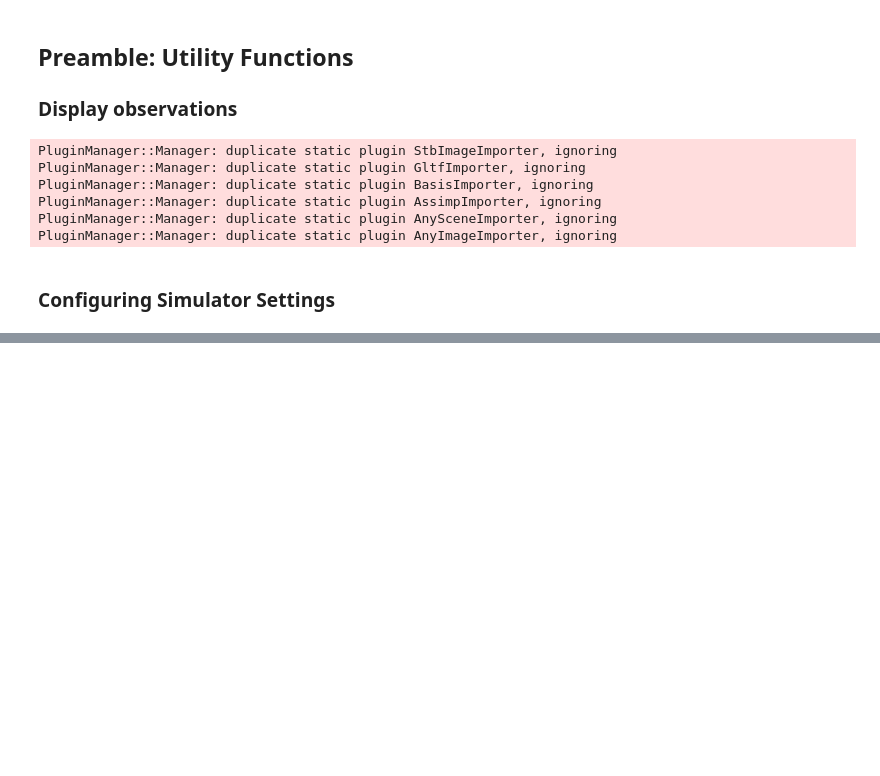
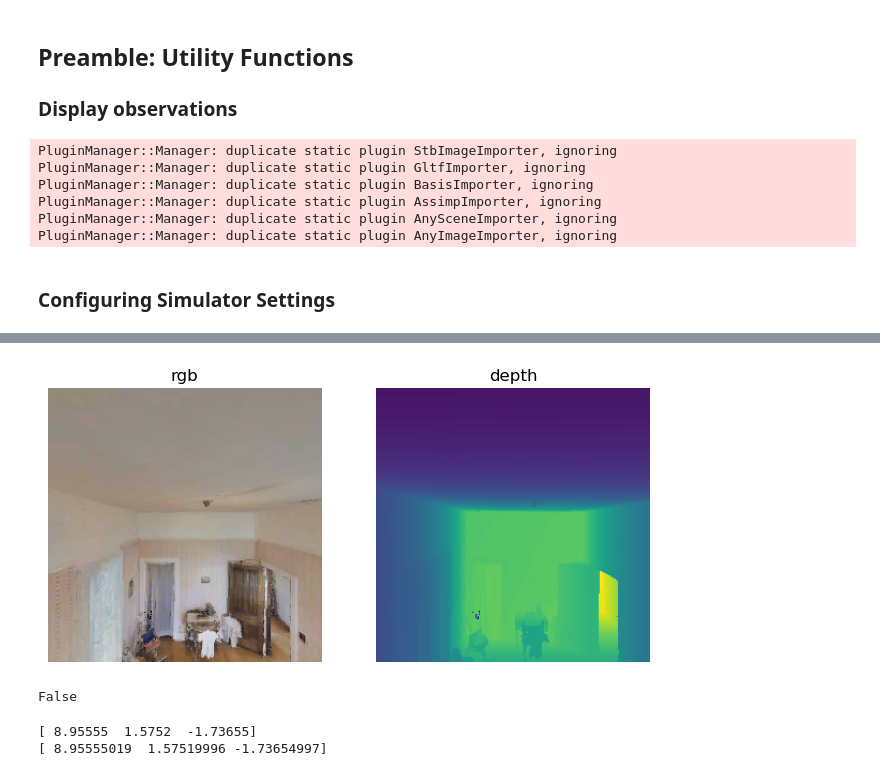
Before and after one commit to wsychiu/OCOM5300M_ResearchProject, a Jupyter notebook: data_exploration/exploring_scenes.ipynb, the cells around one changed output, grey strips where cells are left out. Saved outputs shown, nothing was run; the diff lists cells and outputs as text; code cells hidden in the pictures; blank space fills up the shorter version.

```diff
--- a/data_exploration/exploring_scenes.ipynb
+++ b/data_exploration/exploring_scenes.ipynb
@@ -173,0 +378,25 @@ def make_cfg(settings):
+# %%
+# convert 3d points to 2d topdown coordinates
+def convert_points_to_topdown(pathfinder, points, meters_per_pixel):
+    points_topdown = []
+    bounds = pathfinder.get_bounds()
+    for point in points:
+        # convert 3D x,z to topdown x,y
+        px = (point[0] - bounds[0][0]) / meters_per_pixel
+        py = (point[2] - bounds[0][2]) / meters_per_pixel
+        points_topdown.append(np.array([px, py]))
+    return points_topdown
+
+
+# display a topdown map with matplotlib
+def display_map(topdown_map, key_points=None):
+    plt.figure(figsize=(12, 8))
+    ax = plt.subplot(1, 1, 1)
+    #ax.axis("off")
+    plt.imshow(topdown_map)
+    # plot points on map
+    if key_points is not None:
+        for point in key_points:
+            plt.plot(point[0], point[1], marker="o", markersize=10, alpha=0.8)
+            print(f'Adding point to {point[0]}, {point[1]}')
+    plt.show(block=False)
@@ -173,0 +458,19 @@ def make_cfg(settings):
+# %%
+observations = sim.get_sensor_observations()
+# %%
+rgb = observations['color_sensor']
+depth = observations['depth_sensor']
+# %%
+display_sample(rgb, np.array([]), depth)
+# %% [output]
+[figure, added]
+# %%
+sim.pathfinder.is_navigable(scene_pos)
+# %% [output]
+False
+# %%
+print(agent.get_state().position)
+print(scene_pos)
+# %% [output]
+[ 8.95555  1.5752  -1.73655]
+[ 8.95555019  1.57519996 -1.73654997]
```
Also changed, not shown: parts of 42 cells of this notebook.
